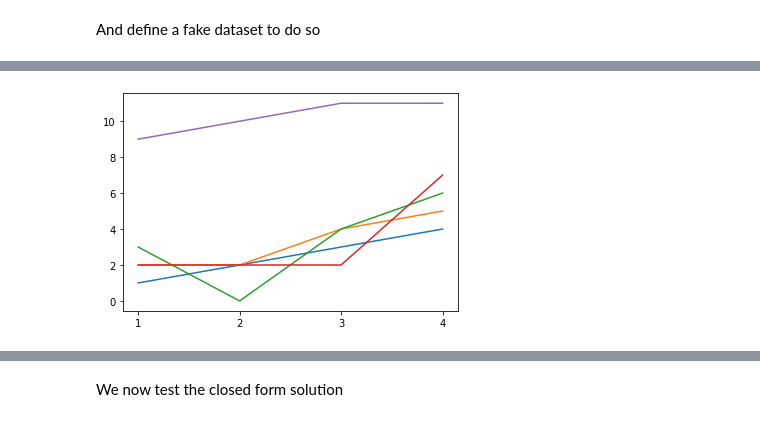
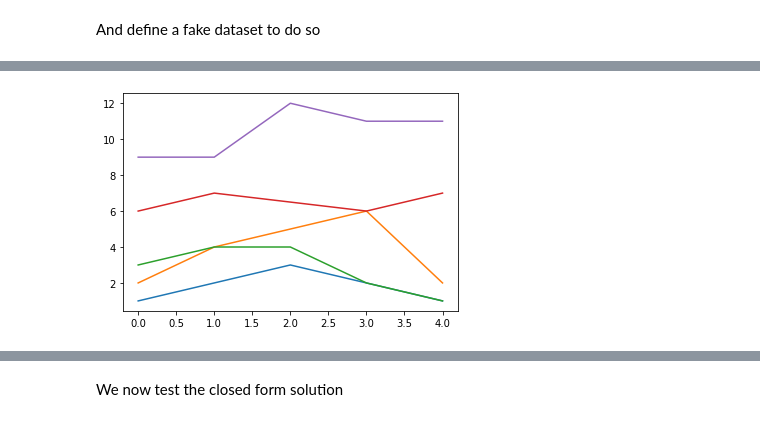
Before and after one commit to braingeneers/statdepth, a Jupyter notebook: testing_notebooks/jlehrer_testing_notebook_01.ipynb, the cells around one changed output, grey strips where cells are left out. Drawn from its saved outputs; the diff is of its cells as text; code cells hidden in the pictures.

```diff
--- a/testing_notebooks/jlehrer_testing_notebook_01.ipynb
+++ b/testing_notebooks/jlehrer_testing_notebook_01.ipynb
@@ -51,9 +25,11 @@ def _r2_containment(data: pd.DataFrame, curve: pd.Series) -> float:
 And define a fake dataset to do so
 # %%
 df = pd.DataFrame([
-    [1, 2, 3, 4],
-    [2, 2, 4, 5],
-    [3, 0, 4, 6],
-    [2, 2, 2, 7],
-    [9, 10, 11, 11]
-], columns=list('1234'))
+    [1, 2, 3, 6, 9],
+    [2, 4, 4, 7, 9],
+    [3, 5, 4, 6.5, 12],
+    [2, 6, 2, 6, 11],
+    [1, 2, 1, 7, 11],
+], columns=list('12345'))
+
+df
@@ -60,4 +43,4 @@ df = pd.DataFrame([
 # %%
-plt.plot(df.T);
+plt.plot(df);
 # %% [output]
-[figure, old version]
+[figure, new version]
```
Also changed, not shown: parts of 10 cells of this notebook, 2 other files.
